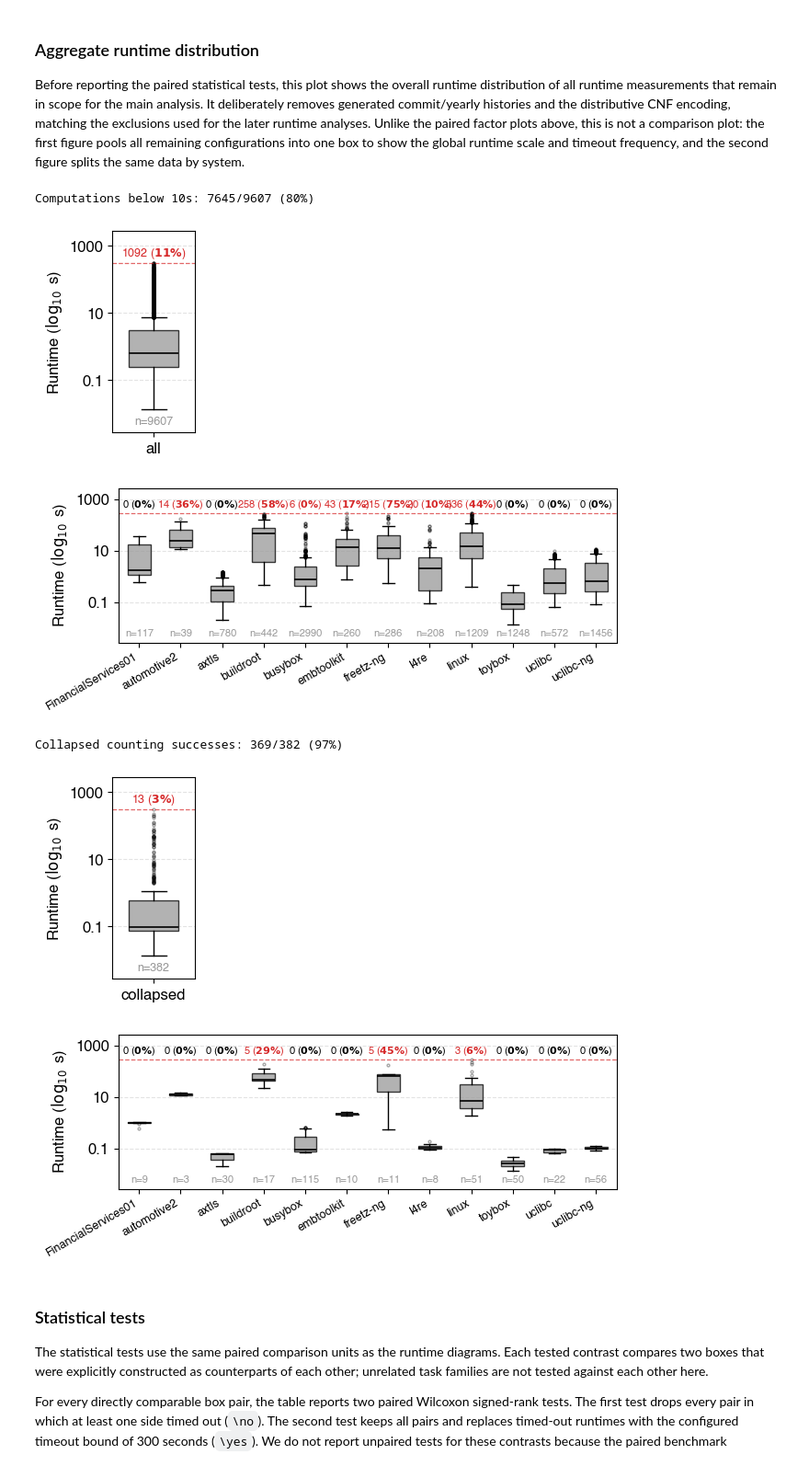
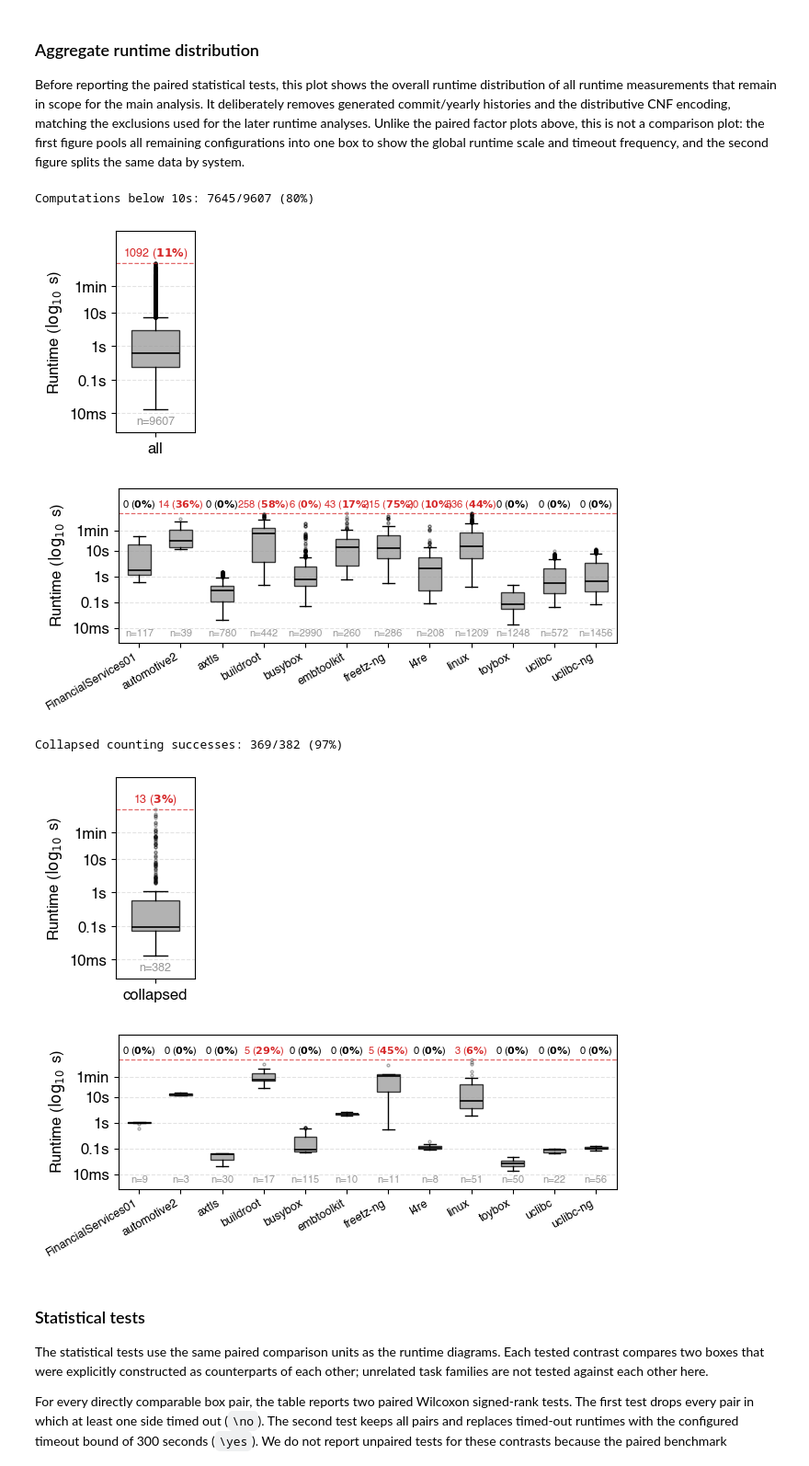
Before and after one commit to ekuiter/torte, a Jupyter notebook: experiments/feature-model-differences/evaluation.ipynb, the cells around one changed output. Shown at 92% size. Saved outputs shown, nothing was run; the diff lists cells and outputs as text; code cells hidden in the pictures.

```diff
--- a/experiments/feature-model-differences/evaluation.ipynb
+++ b/experiments/feature-model-differences/evaluation.ipynb
@@ -1114,10 +1121,8 @@ def _draw_cross_split_factor_boxes(ax, sub, spec, split_col):
     ax.set_xticklabels(values, rotation=0, ha='center', fontsize=12)
     ax.set_ylabel('Runtime ($\log_{10}$ s)', fontsize=12)
 
-    # Keep the log axis visually quiet: major powers of ten only, no dense minor grid.
-    ax.yaxis.set_major_locator(ticker.LogLocator(base=10, numticks=5))
-    ax.yaxis.set_minor_locator(ticker.NullLocator())
-    ax.yaxis.set_major_formatter(ticker.FuncFormatter(lambda x, _: f'{x:g}'))
+    # Keep the log axis visually quiet: selected human-readable time ticks only.
+    format_runtime_yaxis(ax)
     ax.grid(axis='y', linestyle='--', alpha=0.35, which='major')
 
     # Human-readable legend labels for the semantic split. The colors match split_colors,
@@ -1263,11 +1268,8 @@ def _draw_isolated_factor_boxes(ax, sub, spec):
     ax.set_title(spec['label'], fontsize=12)
     ax.set_ylabel('Runtime ($\log_{10}$ s)', fontsize=12)
 
-    # Keep the log axis sparse and readable for the paper figure: powers of ten only, no
-    # minor tick/grid clutter.
-    ax.yaxis.set_major_locator(ticker.LogLocator(base=10, numticks=5))
-    ax.yaxis.set_minor_locator(ticker.NullLocator())
-    ax.yaxis.set_major_formatter(ticker.FuncFormatter(lambda x, _: f'{x:g}'))
+    # Keep the log axis sparse and readable for the paper figure.
+    format_runtime_yaxis(ax)
     ax.grid(axis='y', linestyle='--', alpha=0.35, which='major')
 
 with plt.rc_context({'font.family': 'Helvetica', 'font.size': 12}):
@@ -1466,9 +1468,7 @@ def _draw_engine_method_boxes(ax, sub, method, engines):
     ax.set_xticklabels([_ENGINE_LABELS.get(engine, engine) for engine in engines], rotation=0, ha='center', fontsize=12)
     ax.set_title(_ENGINE_METHOD_LABELS[method], fontsize=12)
     ax.set_ylabel('Runtime ($\log_{10}$ s)', fontsize=12)
-    ax.yaxis.set_major_locator(ticker.LogLocator(base=10, numticks=5))
-    ax.yaxis.set_minor_locator(ticker.NullLocator())
-    ax.yaxis.set_major_formatter(ticker.FuncFormatter(lambda x, _: f'{x:g}'))
+    format_runtime_yaxis(ax)
     ax.grid(axis='y', linestyle='--', alpha=0.35, which='major')
 
 with plt.rc_context({'font.family': 'Helvetica', 'font.size': 12}):
@@ -1586,7 +1586,7 @@ def _draw_grouped_factor_boxes(ax, sub, spec, group_col, group_label):
     ax.set_xticklabels(groups, rotation=25, ha='right', fontsize=8)
     ax.set_xlabel(group_label)
     ax.set_ylabel('Duration (s, log scale)')
-    ax.yaxis.set_major_formatter(ticker.FuncFormatter(lambda x, _: f'{x:g}'))
+    format_runtime_yaxis(ax)
     ax.grid(axis='y', linestyle='--', alpha=0.4, which='both')
 
 
@@ -1690,9 +1690,7 @@ with plt.rc_context({'font.family': 'Helvetica', 'font.size': 12}):
     ax.set_xticks([1])
     ax.set_xticklabels(['all'], rotation=0, ha='center', fontsize=12)
     ax.set_ylabel('Runtime ($\log_{10}$ s)', fontsize=12)
-    ax.yaxis.set_major_locator(ticker.LogLocator(base=10, numticks=5))
-    ax.yaxis.set_minor_locator(ticker.NullLocator())
-    ax.yaxis.set_major_formatter(ticker.FuncFormatter(lambda x, _: f'{x:g}'))
+    format_runtime_yaxis(ax)
     ax.grid(axis='y', linestyle='--', alpha=0.35, which='major')
 
     plt.tight_layout()
@@ -1742,9 +1740,7 @@ with plt.rc_context({'font.family': 'Helvetica', 'font.size': 12}):
     ax.set_xticks(range(1, len(_runtime_systems) + 1))
     ax.set_xticklabels(_runtime_systems, rotation=30, ha='right', fontsize=9)
     ax.set_ylabel('Runtime ($\log_{10}$ s)', fontsize=12)
-    ax.yaxis.set_major_locator(ticker.LogLocator(base=10, numticks=5))
-    ax.yaxis.set_minor_locator(ticker.NullLocator())
-    ax.yaxis.set_major_formatter(ticker.FuncFormatter(lambda x, _: f'{x:g}'))
+    format_runtime_yaxis(ax)
     ax.grid(axis='y', linestyle='--', alpha=0.35, which='major')
 
     plt.tight_layout()
@@ -1817,9 +1813,7 @@ with plt.rc_context({'font.family': 'Helvetica', 'font.size': 12}):
     ax.set_xticks([1])
     ax.set_xticklabels(['collapsed'], rotation=0, ha='center', fontsize=12)
     ax.set_ylabel('Runtime ($\log_{10}$ s)', fontsize=12)
-    ax.yaxis.set_major_locator(ticker.LogLocator(base=10, numticks=5))
-    ax.yaxis.set_minor_locator(ticker.NullLocator())
-    ax.yaxis.set_major_formatter(ticker.FuncFormatter(lambda x, _: f'{x:g}'))
+    format_runtime_yaxis(ax)
     ax.grid(axis='y', linestyle='--', alpha=0.35, which='major')
 
     plt.tight_layout()
@@ -1855,41 +1849,39 @@ with plt.rc_context({'font.family': 'Helvetica', 'font.size': 12}):
             bp = ax.boxplot(
                 [completed.values], positions=[pos], widths=0.55,
                 patch_artist=True,
                 flierprops=dict(marker='o', markersize=2, alpha=0.35),
                 medianprops=dict(color=COLOR['black'], linewidth=1.2),
             )
             bp['boxes'][0].set_facecolor(COLOR['gray'])
             bp['boxes'][0].set_alpha(0.75)
 
         ax.text(pos, TIMEOUT * 1.18, f"{timeouts} ({_format_bold_percent(timeout_rate)})",
                 ha='center', va='bottom', fontsize=8, color=_timeout_label_color(timeouts))
         ax.text(pos, 0.03, f'n={total}', transform=ax.get_xaxis_transform(),
                 ha='center', va='bottom', fontsize=8, color=COLOR['gray'])
 
     ax.axhline(TIMEOUT, color=COLOR['timeout'], linestyle='--', linewidth=0.9, alpha=0.7)
     ax.set_yscale('log')
     ax.set_ylim(
         bottom=max(_runtime_collapsed_positive_system_values.min() / 5, 1e-4) if len(_runtime_collapsed_positive_system_values) else 1e-4,
         top=TIMEOUT * 9,
     )
     ax.set_xticks(range(1, len(_runtime_collapsed_systems) + 1))
     ax.set_xticklabels(_runtime_collapsed_systems, rotation=30, ha='right', fontsize=9)
     ax.set_ylabel('Runtime ($\log_{10}$ s)', fontsize=12)
-    ax.yaxis.set_major_locator(ticker.LogLocator(base=10, numticks=5))
-    ax.yaxis.set_minor_locator(ticker.NullLocator())
-    ax.yaxis.set_major_formatter(ticker.FuncFormatter(lambda x, _: f'{x:g}'))
+    format_runtime_yaxis(ax)
     ax.grid(axis='y', linestyle='--', alpha=0.35, which='major')
 
     plt.tight_layout()
     fig.savefig(paper_image_dir / 'runtime-collapsed-counting-by-system.pdf', bbox_inches='tight', pad_inches=0)
     plt.show()
 # %% [output]
 Computations below 10s: 7645/9607 (80%)
-[figure, old version]
+[figure, new version]
-[figure, old version]
+[figure, new version]
 Collapsed counting successes: 369/382 (97%)
-[figure, old version]
+[figure, new version]
-[figure, old version]
+[figure, new version]
 # %% [markdown]
 ### Statistical tests
 
```
Also changed, not shown: parts of 7 cells of this notebook.
